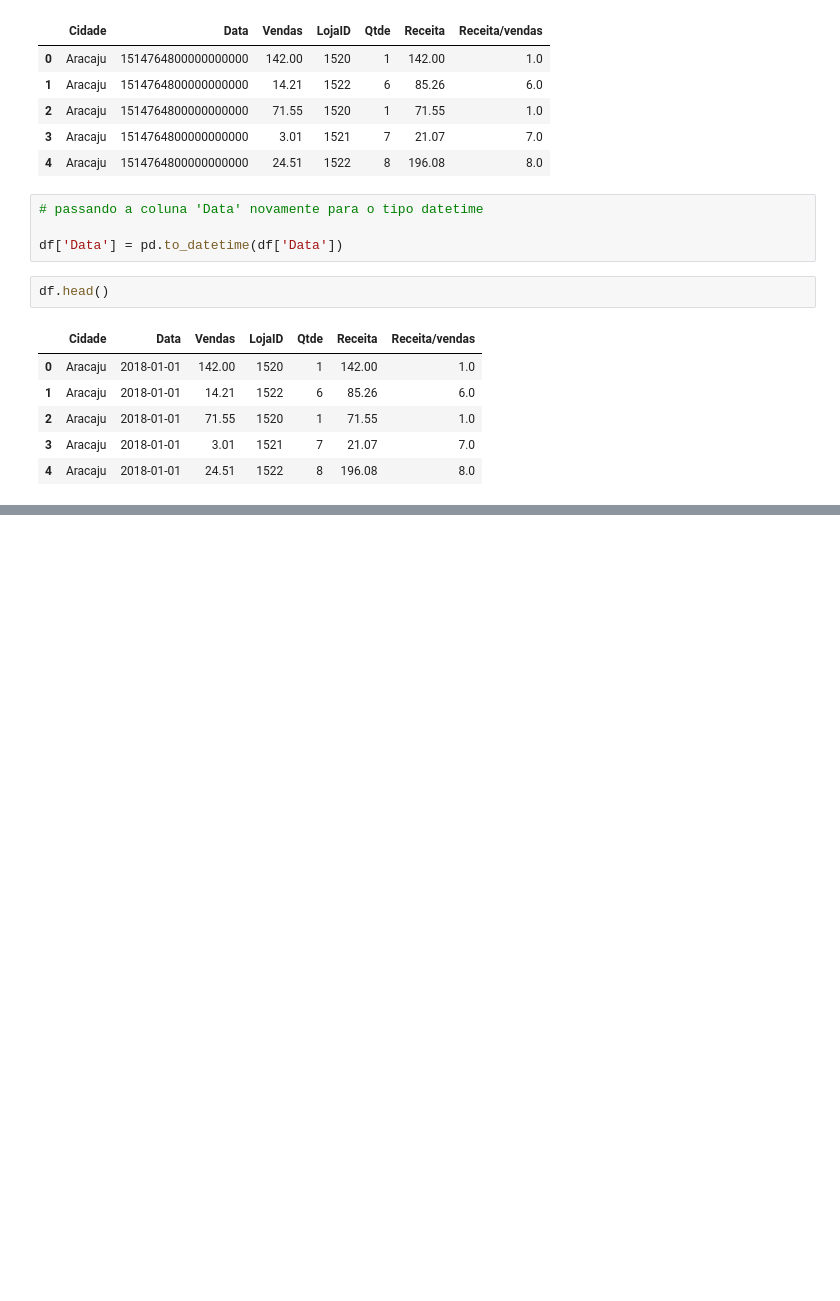
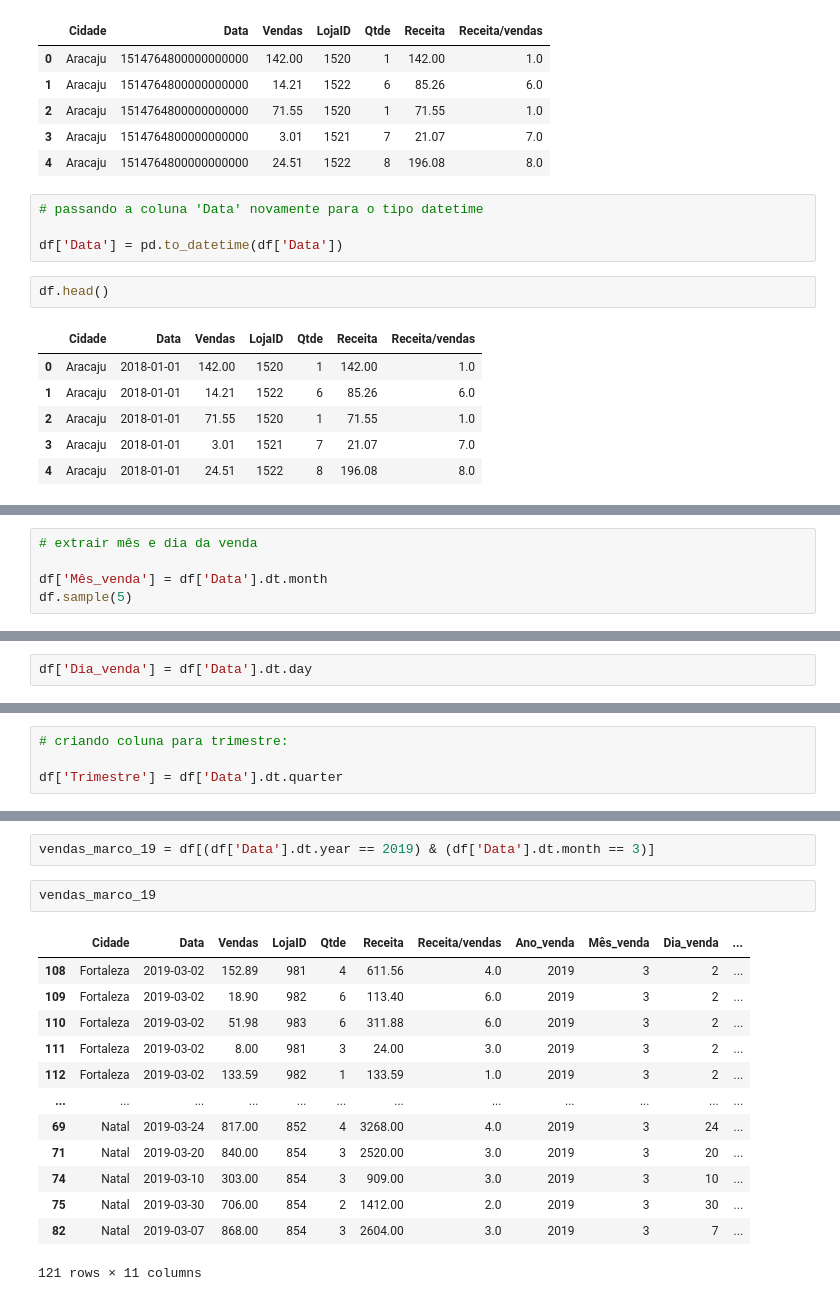
Before and after one commit to DamodaraBarbosa/projeto_analise_de_dados_DIO, a Jupyter notebook: Projeto_Python_e_Pandas_Aula_4_e_5_DIO.ipynb, the cells around one changed output, grey strips where cells are left out. Saved outputs shown, nothing was run; the diff lists cells and outputs as text; blank space fills up the shorter version.

```diff
--- a/Projeto_Python_e_Pandas_Aula_4_e_5_DIO.ipynb
+++ b/Projeto_Python_e_Pandas_Aula_4_e_5_DIO.ipynb
@@ -247,0 +269,5 @@ df.head()
+# %%
+# extrair mês e dia da venda
+
+df['Mês_venda'] = df['Data'].dt.month
+df.sample(5)
@@ -247,0 +281,2 @@ df.head()
+# %%
+df['Dia_venda'] = df['Data'].dt.day
@@ -247,0 +306,4 @@ df.head()
+# %%
+# criando coluna para trimestre:
+
+df['Trimestre'] = df['Data'].dt.quarter
@@ -247,0 +319,18 @@ df.head()
+# %%
+vendas_marco_19 = df[(df['Data'].dt.year == 2019) & (df['Data'].dt.month == 3)]
+# %%
+vendas_marco_19
+# %% [output]
+|  | Cidade | Data | Vendas | LojaID | Qtde | Receita | Receita/vendas | Ano_venda | Mês_venda | Dia_venda | ... |
+| 108 | Fortaleza | 2019-03-02 | 152.89 | 981 | 4 | 611.56 | 4.0 | 2019 | 3 | 2 | ... |
+| 109 | Fortaleza | 2019-03-02 | 18.90 | 982 | 6 | 113.40 | 6.0 | 2019 | 3 | 2 | ... |
+| 110 | Fortaleza | 2019-03-02 | 51.98 | 983 | 6 | 311.88 | 6.0 | 2019 | 3 | 2 | ... |
+| 111 | Fortaleza | 2019-03-02 | 8.00 | 981 | 3 | 24.00 | 3.0 | 2019 | 3 | 2 | ... |
+| 112 | Fortaleza | 2019-03-02 | 133.59 | 982 | 1 | 133.59 | 1.0 | 2019 | 3 | 2 | ... |
+| ... | ... | ... | ... | ... | ... | ... | ... | ... | ... | ... | ... |
+| 69 | Natal | 2019-03-24 | 817.00 | 852 | 4 | 3268.00 | 4.0 | 2019 | 3 | 24 | ... |
+| 71 | Natal | 2019-03-20 | 840.00 | 854 | 3 | 2520.00 | 3.0 | 2019 | 3 | 20 | ... |
+| 74 | Natal | 2019-03-10 | 303.00 | 854 | 3 | 909.00 | 3.0 | 2019 | 3 | 10 | ... |
+| 75 | Natal | 2019-03-30 | 706.00 | 854 | 2 | 1412.00 | 2.0 | 2019 | 3 | 30 | ... |
+| 82 | Natal | 2019-03-07 | 868.00 | 854 | 3 | 2604.00 | 3.0 | 2019 | 3 | 7 | ... |
+121 rows × 11 columns
```
Also changed, not shown: parts of 9 cells of this notebook.
